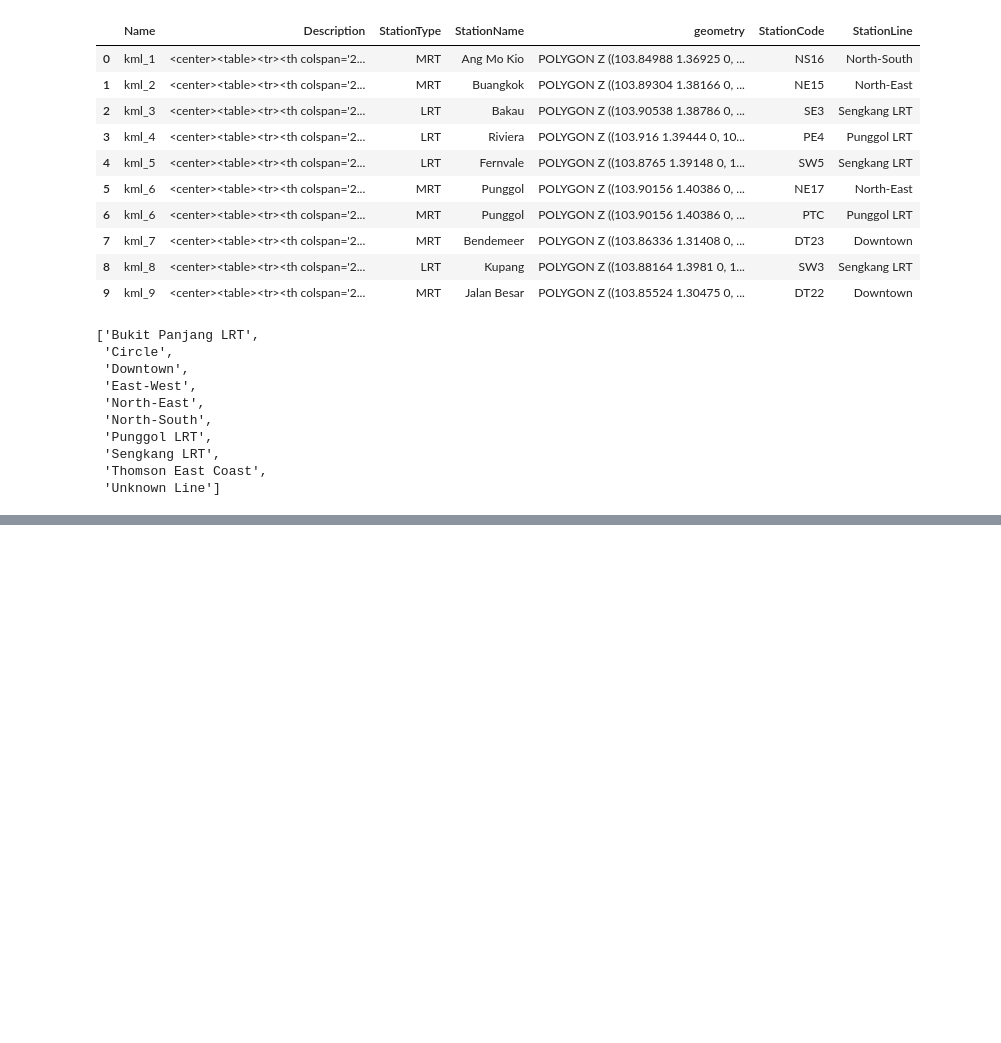
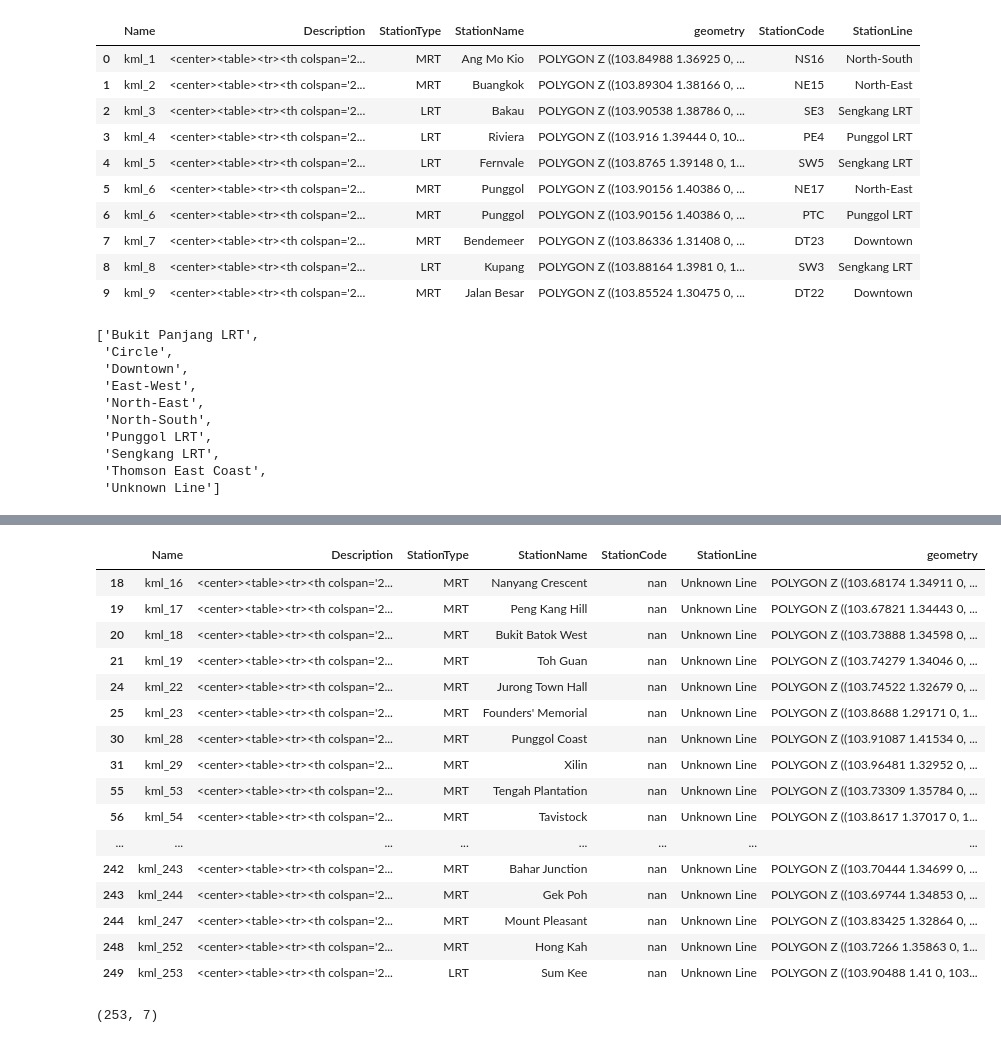
Before and after one commit to ajjajjajjajj/dsa4264-lta-geospatial, a Jupyter notebook: data/clean_data.ipynb, the cells around one changed output, grey strips where cells are left out. Saved outputs shown, nothing was run; the diff lists cells and outputs as text; code cells hidden in the pictures; blank space fills up the shorter version.

Commit message:
replace data with cleaned StationLine and StationCode version

```diff
--- a/data/clean_data.ipynb
+++ b/data/clean_data.ipynb
@@ -323,0 +327,6 @@ expanded_data["StationLine"].sort_values().unique().tolist()
+# %%
+import geopandas as gpd
+import pandas as pd
+
+to_clean = gpd.read_file('cleaned/RailStationsMerged.geojson')
+to_clean.head()
@@ -323,0 +340,20 @@ expanded_data["StationLine"].sort_values().unique().tolist()
+# %%
+to_clean[(to_clean["StationLine"] == "Unknown Line") | (to_clean["StationCode"] == "nan")]
+# %% [output]
+|  | Name | Description | StationType | StationName | StationCode | StationLine | geometry |
+| 18 | kml_16 | <center><table><tr><th colspan='2... | MRT | Nanyang Crescent | nan | Unknown Line | POLYGON Z ((103.68174 1.34911 0, ... |
+| 19 | kml_17 | <center><table><tr><th colspan='2... | MRT | Peng Kang Hill | nan | Unknown Line | POLYGON Z ((103.67821 1.34443 0, ... |
+| 20 | kml_18 | <center><table><tr><th colspan='2... | MRT | Bukit Batok West | nan | Unknown Line | POLYGON Z ((103.73888 1.34598 0, ... |
+| 21 | kml_19 | <center><table><tr><th colspan='2... | MRT | Toh Guan | nan | Unknown Line | POLYGON Z ((103.74279 1.34046 0, ... |
+| 24 | kml_22 | <center><table><tr><th colspan='2... | MRT | Jurong Town Hall | nan | Unknown Line | POLYGON Z ((103.74522 1.32679 0, ... |
+| 25 | kml_23 | <center><table><tr><th colspan='2... | MRT | Founders' Memorial | nan | Unknown Line | POLYGON Z ((103.8688 1.29171 0, 1... |
+| 30 | kml_28 | <center><table><tr><th colspan='2... | MRT | Punggol Coast | nan | Unknown Line | POLYGON Z ((103.91087 1.41534 0, ... |
+| 31 | kml_29 | <center><table><tr><th colspan='2... | MRT | Xilin | nan | Unknown Line | POLYGON Z ((103.96481 1.32952 0, ... |
+| 55 | kml_53 | <center><table><tr><th colspan='2... | MRT | Tengah Plantation | nan | Unknown Line | POLYGON Z ((103.73309 1.35784 0, ... |
+| 56 | kml_54 | <center><table><tr><th colspan='2... | MRT | Tavistock | nan | Unknown Line | POLYGON Z ((103.8617 1.37017 0, 1... |
+| ... | ... | ... | ... | ... | ... | ... | ... |
+| 242 | kml_243 | <center><table><tr><th colspan='2... | MRT | Bahar Junction | nan | Unknown Line | POLYGON Z ((103.70444 1.34699 0, ... |
+| 243 | kml_244 | <center><table><tr><th colspan='2... | MRT | Gek Poh | nan | Unknown Line | POLYGON Z ((103.69744 1.34853 0, ... |
+| 244 | kml_247 | <center><table><tr><th colspan='2... | MRT | Mount Pleasant | nan | Unknown Line | POLYGON Z ((103.83425 1.32864 0, ... |
+| 248 | kml_252 | <center><table><tr><th colspan='2... | MRT | Hong Kah | nan | Unknown Line | POLYGON Z ((103.7266 1.35863 0, 1... |
+| 249 | kml_253 | <center><table><tr><th colspan='2... | LRT | Sum Kee | nan | Unknown Line | POLYGON Z ((103.90488 1.41 0, 103... |
@@ -323,0 +363,4 @@ expanded_data["StationLine"].sort_values().unique().tolist()
+# %%
+to_clean.shape
+# %% [output]
+(253, 7)
```
Also changed, not shown: parts of 7 cells of this notebook, 3 other files.
